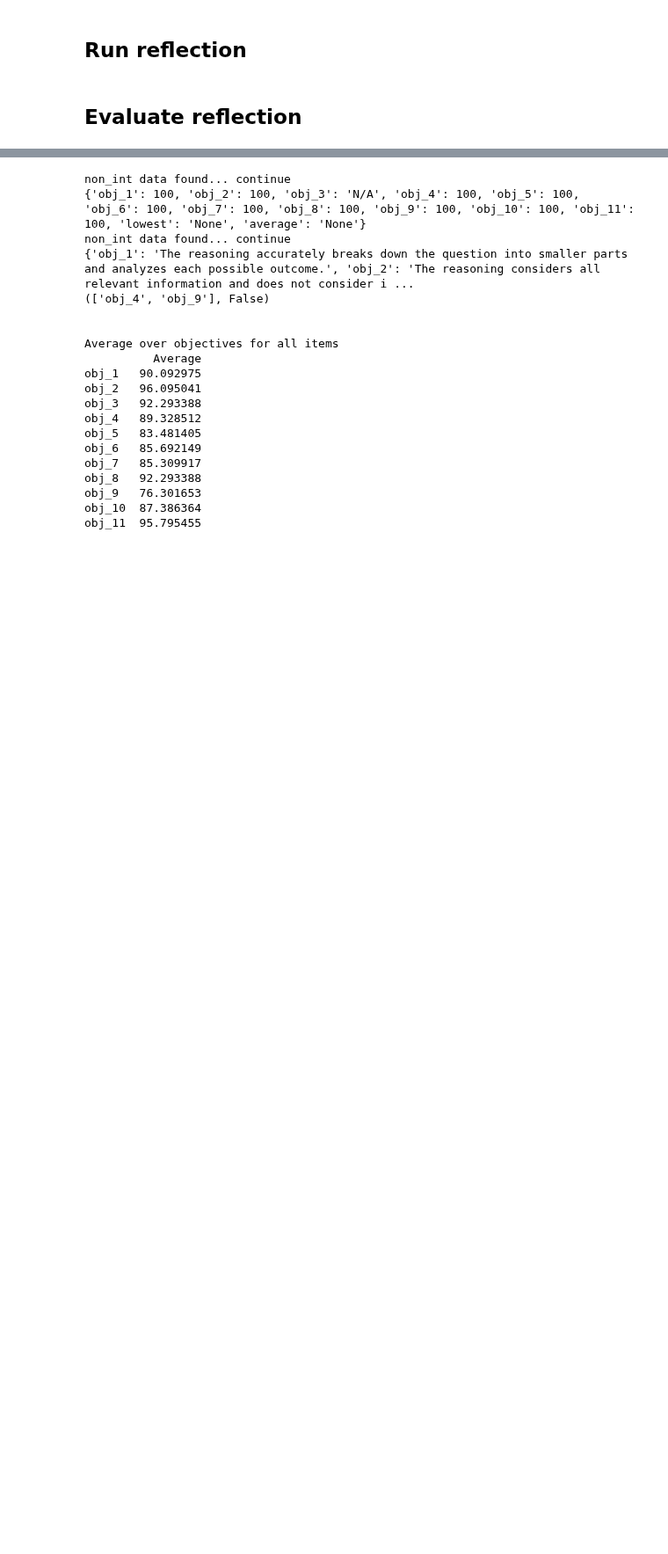
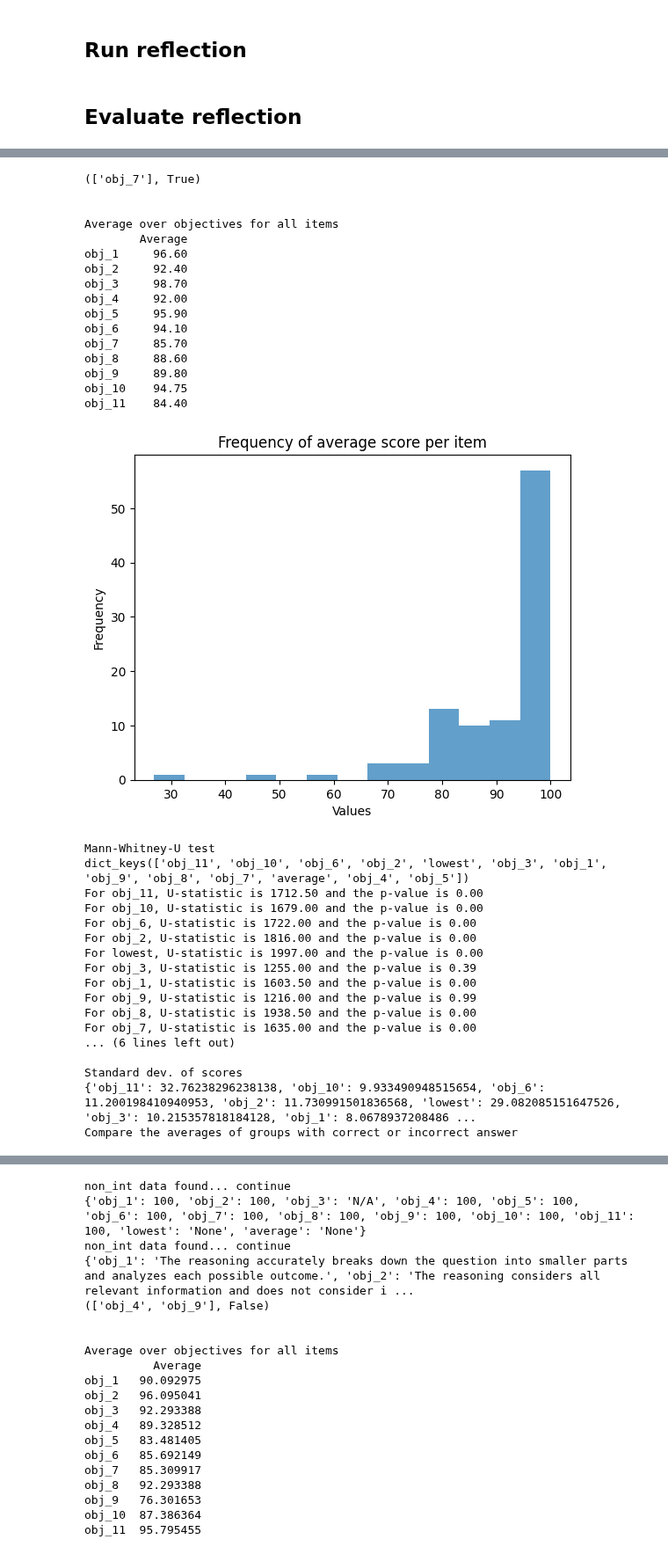
Before and after one commit to OpenBioLink/ThoughtSource, a Jupyter notebook: notebooks/reflection_messages/reflection_results.ipynb, the cells around one changed output, grey strips where cells are left out. Shown at 88% size. Drawn from its saved outputs; the diff is of its cells as text; code cells hidden in the pictures; blank space fills up the shorter version.

```diff
--- a/notebooks/reflection_messages/reflection_results.ipynb
+++ b/notebooks/reflection_messages/reflection_results.ipynb
@@ -360,0 +530,65 @@ data.dump(dump_path+".json")
+# %%
+
+import pandas as pd
+from cot import Collection
+data = Collection.from_json('modified_medqa.json')
+
+scores_per_item, variables_per_item, filtered_lowest_tuples, scores_with_indicator = parse_data(data,idx_cot=1,dataset='med_qa',split='test')
+scores_per_item = fix_str_score(scores_per_item)
+scores_per_objective, df = get_further_data(scores_per_item)
+average_per_item = [sum(d.values()) / len(d) for d in scores_per_item]
+print("\n")
+print("Average over objectives for all items")
+print(df)
+print("\n")
+
+#print("Average over objectives separated by items with correct / incorrect answers") #see compare_true_false
+freq_bar_plot(scores_per_item)
+# avg_item_plot(scores_per_objective)
+
+print("Mann-Whitney-U test")
+scores_per_objective_true,scores_per_objective_false, df_p_val = u_test(scores_with_indicator)
+
+range_data = {key: (min(value),max(value)) for key, value in scores_per_objective.items()}
+print("range of scores")
+print(range_data)
+print("\n")
+print("Standard dev. of scores")
+print(standard_deviation(scores_per_objective))
+print("Compare the averages of groups with correct or incorrect answer")
+df = compare_true_false(scores_per_objective_true,scores_per_objective_false,df_p_val)
+# %% [output]
+(['obj_7'], True)
+
+
+Average over objectives for all items
+        Average
+obj_1     96.60
+obj_2     92.40
+obj_3     98.70
+obj_4     92.00
+obj_5     95.90
+obj_6     94.10
+obj_7     85.70
+obj_8     88.60
+obj_9     89.80
+obj_10    94.75
+obj_11    84.40
+[figure, added]
+Mann-Whitney-U test
+dict_keys(['obj_11', 'obj_10', 'obj_6', 'obj_2', 'lowest', 'obj_3', 'obj_1', 'obj_9', 'obj_8', 'obj_7', 'average', 'obj_4', 'obj_5'])
+For obj_11, U-statistic is 1712.50 and the p-value is 0.00
+For obj_10, U-statistic is 1679.00 and the p-value is 0.00
+For obj_6, U-statistic is 1722.00 and the p-value is 0.00
+For obj_2, U-statistic is 1816.00 and the p-value is 0.00
+For lowest, U-statistic is 1997.00 and the p-value is 0.00
+For obj_3, U-statistic is 1255.00 and the p-value is 0.39
+For obj_1, U-statistic is 1603.50 and the p-value is 0.00
+For obj_9, U-statistic is 1216.00 and the p-value is 0.99
+For obj_8, U-statistic is 1938.50 and the p-value is 0.00
+For obj_7, U-statistic is 1635.00 and the p-value is 0.00
+... (6 lines left out)
+
+Standard dev. of scores
+{'obj_11': 32.76238296238138, 'obj_10': 9.933490948515654, 'obj_6': 11.200198410940953, 'obj_2': 11.730991501836568, 'lowest': 29.082085151647526, 'obj_3': 10.215357818184128, 'obj_1': 8.0678937208486 ...
+Compare the averages of groups with correct or incorrect answer
```
Also changed, not shown: parts of 10 cells of this notebook, 8 other files.
